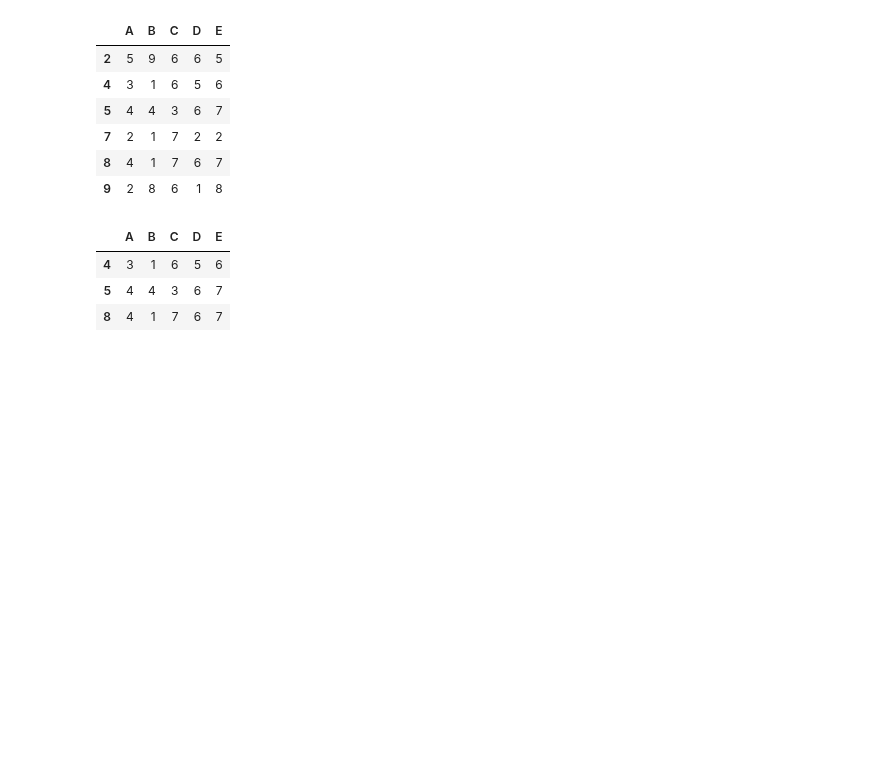
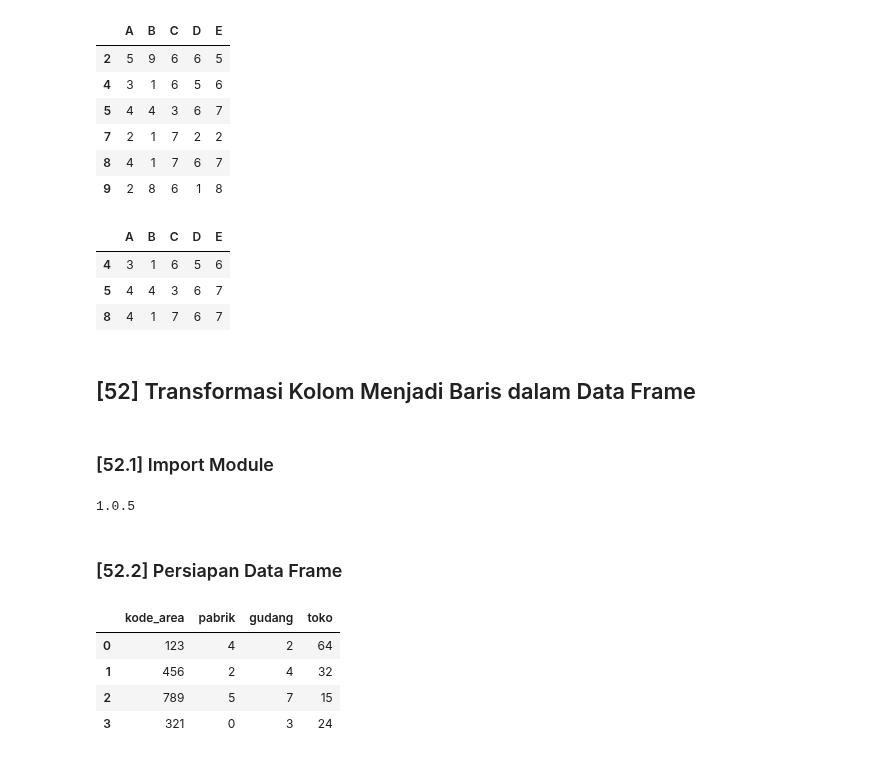
Before and after one commit to meilindazheng/VisualisasiData-Pandas, a Jupyter notebook: Pandas-Week13.ipynb, the cells around one changed output. Drawn from its saved outputs; the diff is of its cells as text; code cells hidden in the pictures; blank space fills up the shorter version.

Commit message:
transformasi kolom menjadi baris

```diff
--- a/Pandas-Week13.ipynb
+++ b/Pandas-Week13.ipynb
@@ -167,3 +167,30 @@ df[df['A'].between(2,5,inclusive=False)]
 | 4 | 3 | 1 | 6 | 5 | 6 |
 | 5 | 4 | 4 | 3 | 6 | 7 |
 | 8 | 4 | 1 | 7 | 6 | 7 |
+# %% [markdown]
+## [52] Transformasi Kolom Menjadi Baris dalam Data Frame
+# %% [markdown]
+### [52.1] Import Module
+# %%
+import pandas as pd
+print(pd.__version__)
+# %% [output]
+1.0.5
+# %% [markdown]
+### [52.2] Persiapan Data Frame
+# %%
+d = {
+    'kode_area':[123,456,789,321],
+    'pabrik':[4,2,5,0],
+    'gudang':[2,4,7,3],
+    'toko':[64,32,15,24]
+}
+
+df = pd.DataFrame(d)
+df
+# %% [output]
+|  | kode_area | pabrik | gudang | toko |
+| 0 | 123 | 4 | 2 | 64 |
+| 1 | 456 | 2 | 4 | 32 |
+| 2 | 789 | 5 | 7 | 15 |
+| 3 | 321 | 0 | 3 | 24 |
```
Also changed, not shown: parts of 2 cells of this notebook.
